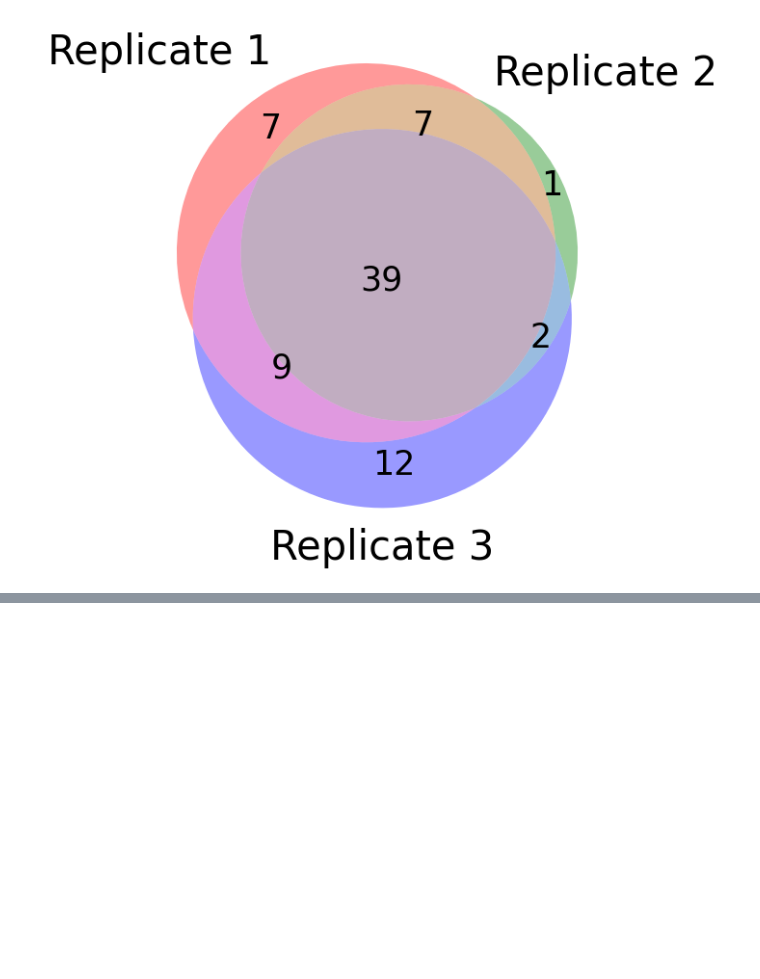
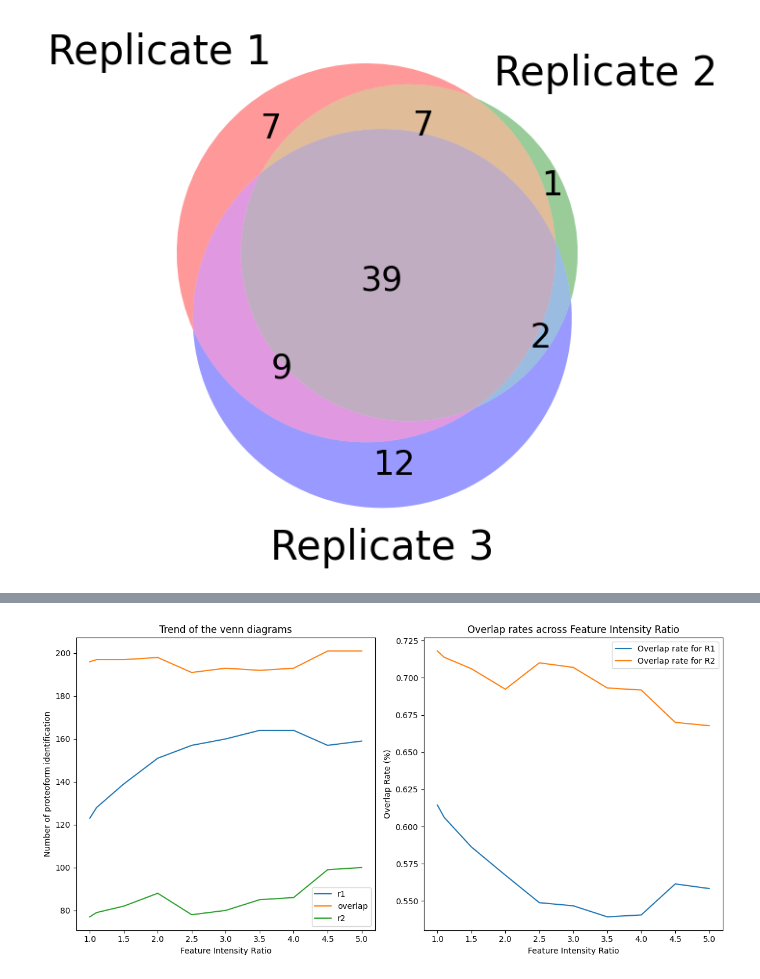
Before and after one commit to todanielwang/TopMPI, a Jupyter notebook: notebook.ipynb, the cells around one changed output, grey strips where cells are left out. Saved outputs shown, nothing was run; the diff lists cells and outputs as text; code cells hidden in the pictures; blank space fills up the shorter version.

```diff
--- a/notebook.ipynb
+++ b/notebook.ipynb
@@ -2166,0 +2526,36 @@ Name: count, dtype: int64
+# %%
+import seaborn as sns
+import matplotlib.pyplot as plt
+
+r1 = [123, 128, 139, 151, 157, 160, 164, 164, 157, 159]
+overlap = [196, 197, 197, 198, 191, 193, 192, 193, 201, 201]
+r2 = [77, 79, 82, 88, 78, 80, 85, 86, 99, 100]
+
+x = [1, 1.1, 1.5, 2, 2.5, 3, 3.5, 4, 4.5, 5]
+
+overlaprate1 = [o / (r1_val + o) for r1_val, o in zip(r1, overlap)]
+overlaprate2 = [o / (r2_val + o) for r2_val, o in zip(r2, overlap)]
+
+# Create a figure with side-by-side plots
+fig, (ax1, ax2) = plt.subplots(1, 2, figsize=(12, 6))
+
+# First plot with r1, overlap, r2
+sns.lineplot(x=x, y=r1, label='r1', ax=ax1)
+sns.lineplot(x=x, y=overlap, label='overlap', ax=ax1)
+sns.lineplot(x=x, y=r2, label='r2', ax=ax1)
+ax1.set_title('Trend of the venn diagrams')
+ax1.set_xlabel('Feature Intensity Ratio')
+ax1.set_ylabel('Number of proteoform identification')
+
+# Second plot with the generated lists
+sns.lineplot(x=x, y=overlaprate1, label='Overlap rate for R1', ax=ax2)
+sns.lineplot(x=x, y=overlaprate2, label='Overlap rate for R2', ax=ax2)
+ax2.set_title('Overlap rates across Feature Intensity Ratio')
+ax2.set_xlabel('Feature Intensity Ratio')
+ax2.set_ylabel('Overlap Rate (%)')
+
+# Adjust the layout and display the plots
+plt.tight_layout()
+plt.show()
+# %% [output]
+[figure, added]
```
Also changed, not shown: parts of 16 cells of this notebook, 18 other files.
